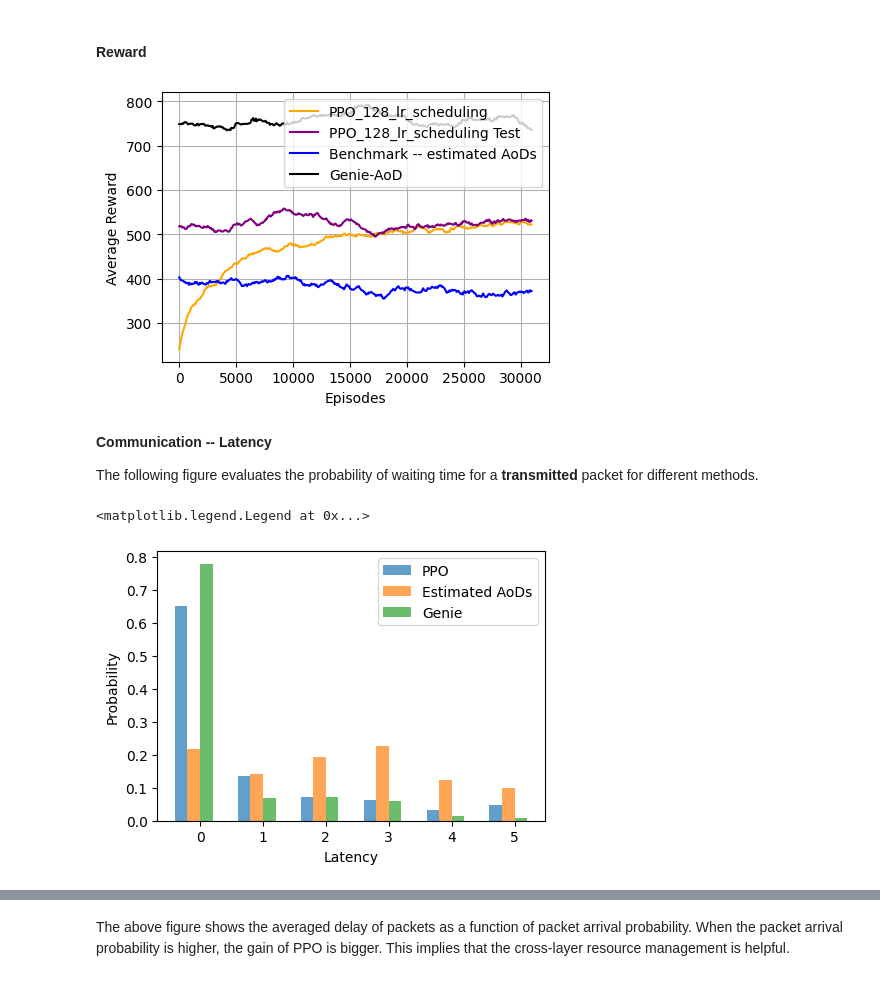
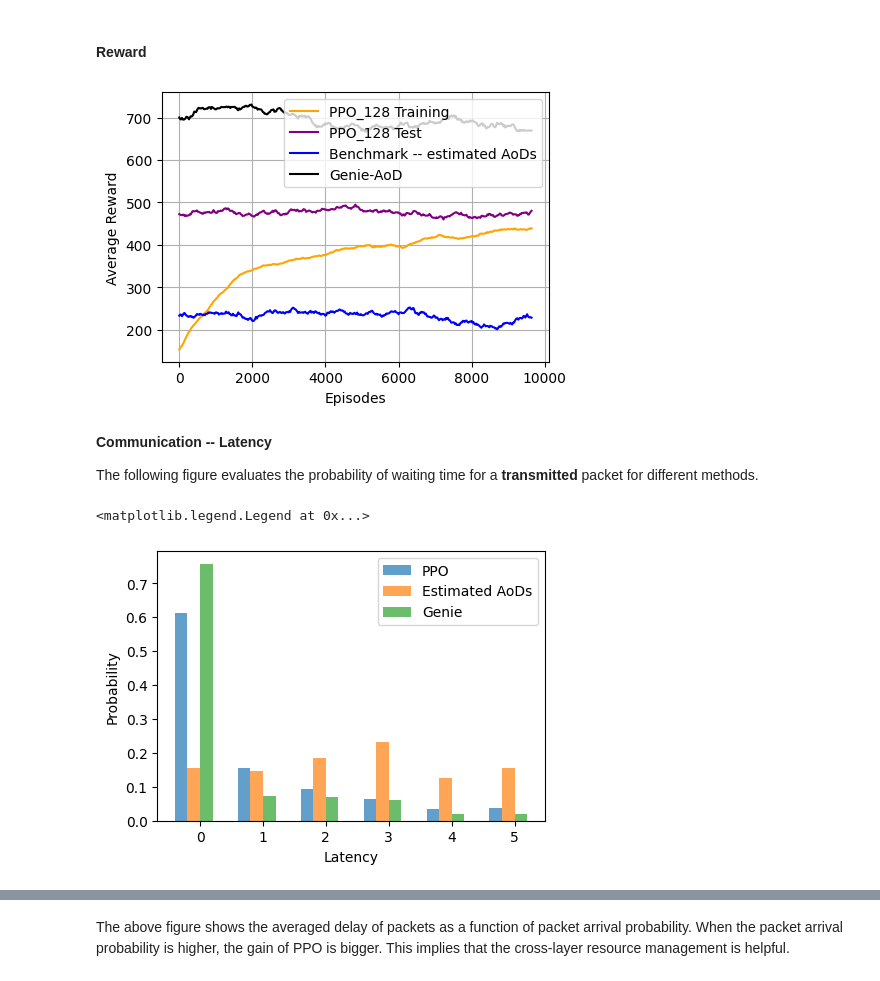
Before and after one commit to april427/Centric-BM, a Jupyter notebook: documents/06-22.ipynb, the cells around one changed output, grey strips where cells are left out. Drawn from its saved outputs; the diff is of its cells as text; code cells hidden in the pictures.

```diff
--- a/documents/06-22.ipynb
+++ b/documents/06-22.ipynb
@@ -98,10 +98,10 @@ The benchmark of Estimated AoDs is even worse than the begining of the PPO train
 import numpy as np
 import pandas as pd
 import matplotlib.pyplot as plt
-log_dir = 'RL_mimo_ofdm/PPO_2ue16Nt_logEstTh/'
+log_dir = 'RL_mimo_ofdm/PPO_2ue16Nt_logEstTh_beamAct/'
 monitor_file = log_dir + "monitor_0.csv"
 # MONITOR_95 is temporary file for testing. It is still running
-monitor_data = pd.read_csv(monitor_file, skiprows=0)
+monitor_data = pd.read_csv(monitor_file, skiprows=1)
 
 window_size = 1000
 moving_average = monitor_data['r'].rolling(window=window_size).mean().dropna()
@@ -125,36 +125,36 @@ selected_values = moving_average[::len(moving_average)//br_length][:(br_length)]
 # monitor_file_reusebeams = 'RL_mimo_ofdm/PPO_2ue16Nt_newMem3/monitor_0.csv'
 # monitor_data_reusebeams = pd.read_csv(monitor_file_reusebeams, skiprows=0)
 # window_size_reusebeams = 1000
 # moving_average_reusebeams = monitor_data_reusebeams['r'].rolling(window=window_size_reusebeams).mean().dropna()
 # selected_values_reusebeams = moving_average_reusebeams[::len(moving_average_reusebeams)//br_length][:(br_length)]
 
 # monitor_file_test = 'RL_mimo_ofdm/PPO_2ue16Nt_newMem3/trained/reward.csv'
 # monitor_data_test = pd.read_csv(monitor_file_test, skiprows=0)
 # tr2 = monitor_data_test['Reward'].rolling(window = 100).mean()
 
 # fd_random = log_dir +'random/'
 # random_reward = pd.read_csv(fd_random + 'reward.csv', skiprows=0)
 # rr = random_reward['Reward'].rolling(window = 100).mean()
 
 
 fig, ax = plt.subplots()
 fig.set_size_inches(5, 3.5)
-ax.plot(np.linspace(0, len(moving_average), br_length), selected_values.dropna(), label='PPO_128_lr_scheduling', color='orange')
+ax.plot(np.linspace(0, len(moving_average), br_length), selected_values.dropna(), label='PPO_128 Training', color='orange')
 # ax.plot(np.linspace(0, len(moving_average_reusebeams), br_length), selected_values_reusebeams.dropna(), label='PPO_128_new_statespace', color='green')
-ax.plot(np.linspace(0, len(moving_average), br_length), tr.dropna(), label='PPO_128_lr_scheduling Test', color='purple')
+ax.plot(np.linspace(0, len(moving_average), br_length), tr.dropna(), label='PPO_128 Test', color='purple')
 ax.plot(np.linspace(0, len(moving_average), br_length), br.dropna(), label='Benchmark -- estimated AoDs', color='blue')
 ax.plot(np.linspace(0, len(moving_average), br_length), gr.dropna(), label='Genie-AoD', color='black')
 # ax.plot(np.linspace(0, len(moving_average), br_length), rr.dropna(), label='Random', color='red')
 # ax.plot(np.linspace(0, len(moving_average), br_length), tr2.dropna(), label='PPO_128_new_statespace Test Test', color='red')
 
 ax.legend(loc='upper right')
 ax.grid()
 ax.set_xlabel('Episodes')
 ax.set_ylabel('Average Reward')
 
 plt.show()
 # %% [output]
-[figure, old version]
+[figure, new version]
 # %% [markdown]
 **Communication -- Latency**
 
@@ -205,7 +205,7 @@ ax2.set_ylabel('Probability')
 ax2.legend()
 # %% [output]
 <matplotlib.legend.Legend at 0x...>
-[figure, old version]
+[figure, new version]
 # %%
 fd_trained_05 = 'RL_mimo_ofdm/PPO_2ue16Nt_logEstTh/trained_05/'
 fd_estimated_05 = 'RL_mimo_ofdm/PPO_2ue16Nt_logEstTh/estimated_05/'
```
Also changed, not shown: parts of 5 cells of this notebook, 8 other files.
